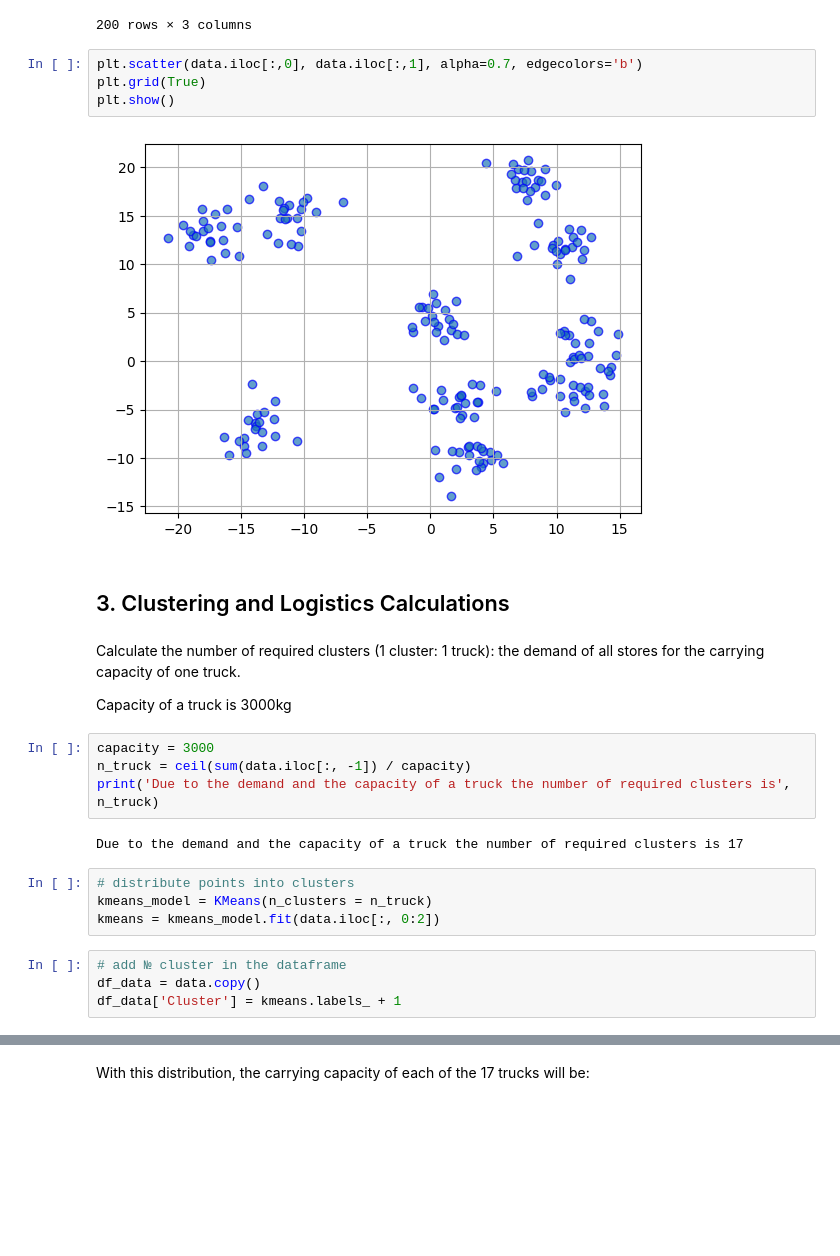
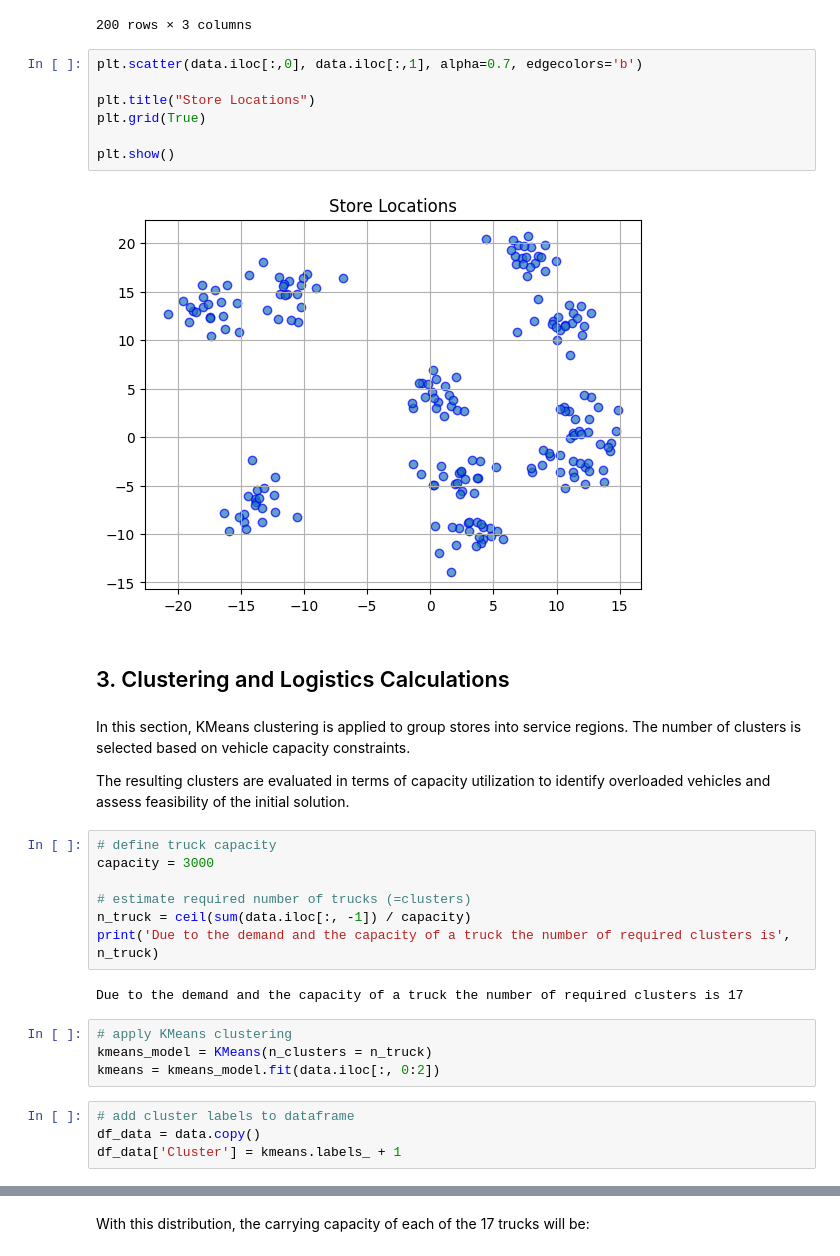
Before and after one commit to AwanRaskall/warehouse-location-and-fleet-forecasting, a Jupyter notebook: Vehicle_routing_optimization.ipynb, the cells around one changed output, grey strips where cells are left out. Drawn from its saved outputs; the diff is of its cells as text; blank space fills up the shorter version.

```diff
--- a/Vehicle_routing_optimization.ipynb
+++ b/Vehicle_routing_optimization.ipynb
@@ -59,28 +74,34 @@ data
 200 rows × 3 columns
 # %%
 plt.scatter(data.iloc[:,0], data.iloc[:,1], alpha=0.7, edgecolors='b')
+
+plt.title("Store Locations")
 plt.grid(True)
+
 plt.show()
 # %% [output]
-[figure, old version]
+[figure, new version]
 # %% [markdown]
 ## 3. Clustering and Logistics Calculations
 # %% [markdown]
-Calculate the number of required clusters (1 cluster: 1 truck): the demand of all stores for the carrying capacity of one truck.
+In this section, KMeans clustering is applied to group stores into service regions. The number of clusters is selected based on vehicle capacity constraints.
 
-Capacity of a truck is 3000kg
+The resulting clusters are evaluated in terms of capacity utilization to identify overloaded vehicles and assess feasibility of the initial solution.
 # %%
+# define truck capacity
 capacity = 3000
+
+# estimate required number of trucks (=clusters)
 n_truck = ceil(sum(data.iloc[:, -1]) / capacity)
 print('Due to the demand and the capacity of a truck the number of required clusters is', n_truck)
 # %% [output]
 Due to the demand and the capacity of a truck the number of required clusters is 17
 # %%
-# distribute points into clusters
+# apply KMeans clustering
 kmeans_model = KMeans(n_clusters = n_truck)
 kmeans = kmeans_model.fit(data.iloc[:, 0:2])
 # %%
-# add № cluster in the dataframe
+# add cluster labels to dataframe
 df_data = data.copy()
 df_data['Cluster'] = kmeans.labels_ + 1
 # %%
```
Also changed, not shown: parts of 24 cells of this notebook.
